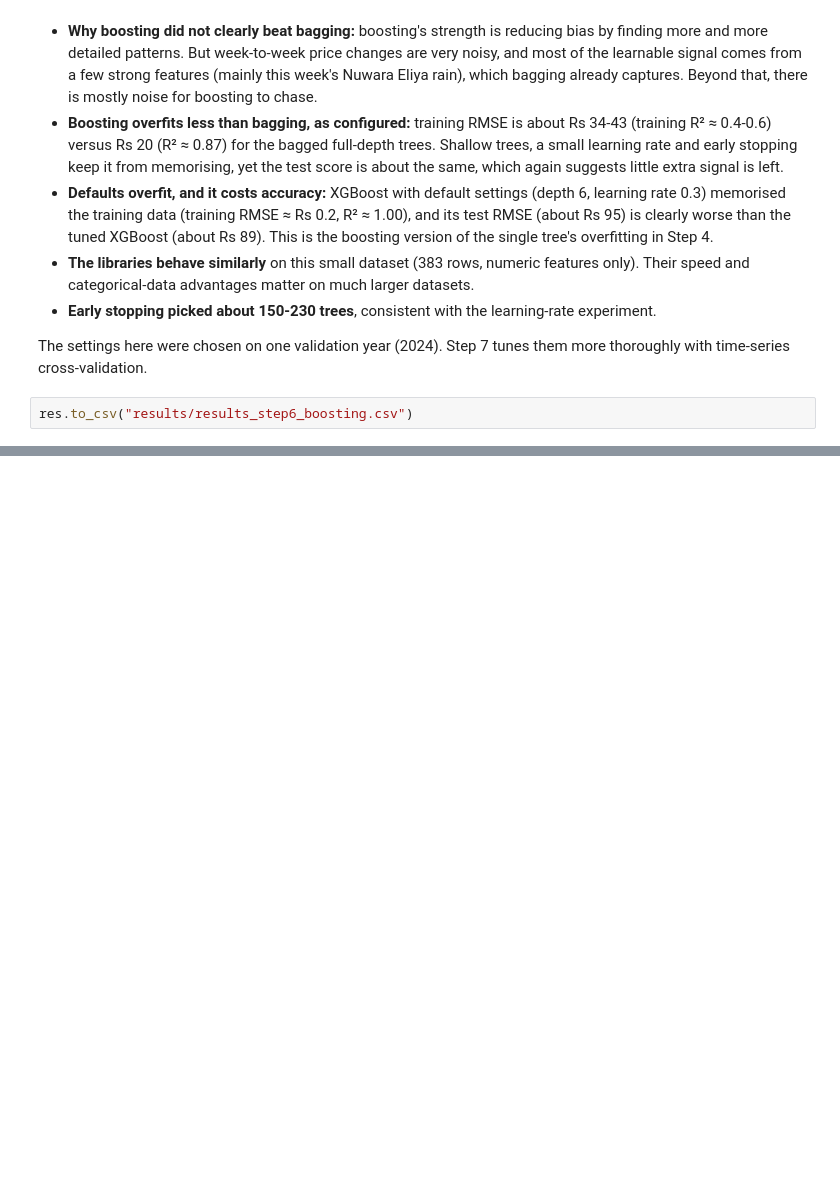
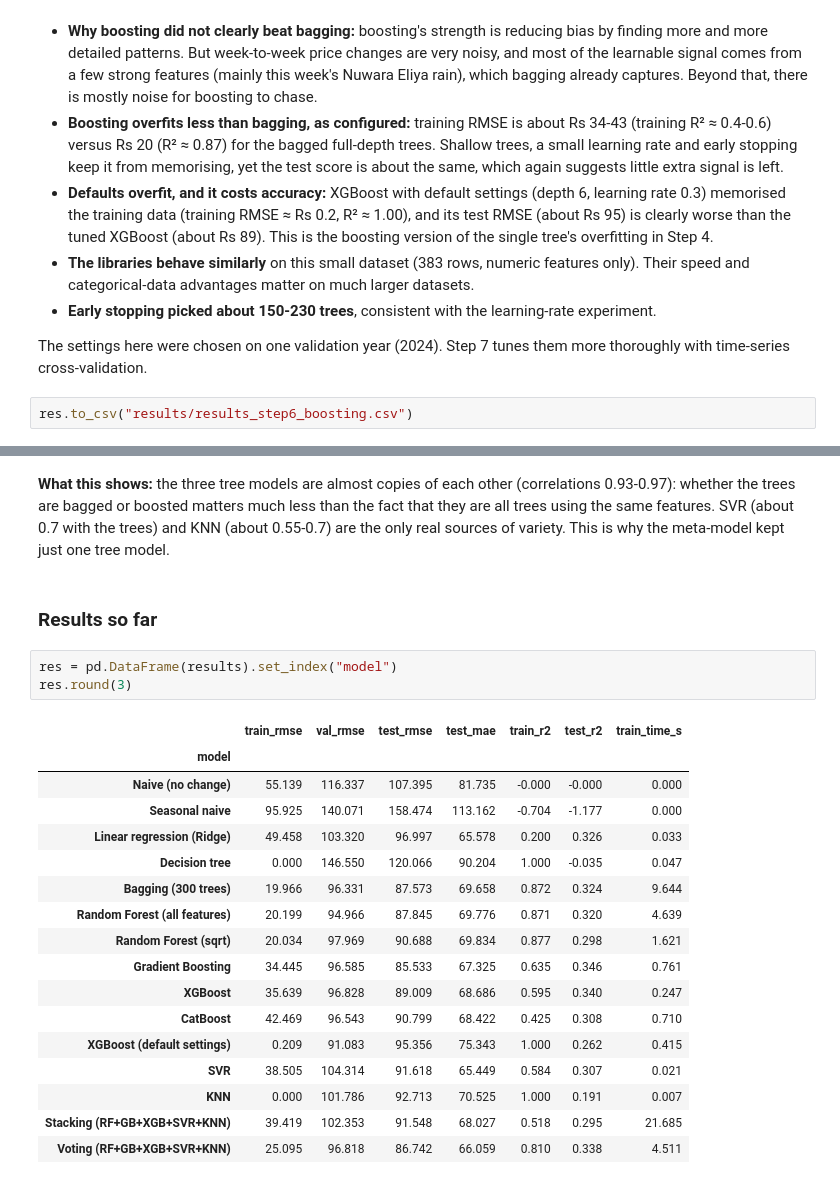
Before and after one commit to renulucshmi/pettah-beans-price-forecast, a Jupyter notebook: ensemble_assignment.ipynb, the cells around one changed output, grey strips where cells are left out. Saved outputs shown, nothing was run; the diff lists cells and outputs as text; blank space fills up the shorter version.

Commit message:
Step 7: stacking and voting with SVR and KNN, diversity check and notes

```diff
--- a/ensemble_assignment.ipynb
+++ b/ensemble_assignment.ipynb
@@ -958,0 +1085,25 @@ res.to_csv("results/results_step6_boosting.csv")
+# %% [markdown]
+**What this shows:** the three tree models are almost copies of each other (correlations 0.93-0.97): whether the trees are bagged or boosted matters much less than the fact that they are all trees using the same features. SVR (about 0.7 with the trees) and KNN (about 0.55-0.7) are the only real sources of variety. This is why the meta-model kept just one tree model.
+# %% [markdown]
+### Results so far
+# %%
+res = pd.DataFrame(results).set_index("model")
+res.round(3)
+# %% [output]
+|  | train_rmse | val_rmse | test_rmse | test_mae | train_r2 | test_r2 | train_time_s |
+| model |  |  |  |  |  |  |  |
+| Naive (no change) | 55.139 | 116.337 | 107.395 | 81.735 | -0.000 | -0.000 | 0.000 |
+| Seasonal naive | 95.925 | 140.071 | 158.474 | 113.162 | -0.704 | -1.177 | 0.000 |
+| Linear regression (Ridge) | 49.458 | 103.320 | 96.997 | 65.578 | 0.200 | 0.326 | 0.033 |
+| Decision tree | 0.000 | 146.550 | 120.066 | 90.204 | 1.000 | -0.035 | 0.047 |
+| Bagging (300 trees) | 19.966 | 96.331 | 87.573 | 69.658 | 0.872 | 0.324 | 9.644 |
+| Random Forest (all features) | 20.199 | 94.966 | 87.845 | 69.776 | 0.871 | 0.320 | 4.639 |
+| Random Forest (sqrt) | 20.034 | 97.969 | 90.688 | 69.834 | 0.877 | 0.298 | 1.621 |
+| Gradient Boosting | 34.445 | 96.585 | 85.533 | 67.325 | 0.635 | 0.346 | 0.761 |
+| XGBoost | 35.639 | 96.828 | 89.009 | 68.686 | 0.595 | 0.340 | 0.247 |
+| CatBoost | 42.469 | 96.543 | 90.799 | 68.422 | 0.425 | 0.308 | 0.710 |
+| XGBoost (default settings) | 0.209 | 91.083 | 95.356 | 75.343 | 1.000 | 0.262 | 0.415 |
+| SVR | 38.505 | 104.314 | 91.618 | 65.449 | 0.584 | 0.307 | 0.021 |
+| KNN | 0.000 | 101.786 | 92.713 | 70.525 | 1.000 | 0.191 | 0.007 |
+| Stacking (RF+GB+XGB+SVR+KNN) | 39.419 | 102.353 | 91.548 | 68.027 | 0.518 | 0.295 | 21.685 |
+| Voting (RF+GB+XGB+SVR+KNN) | 25.095 | 96.818 | 86.742 | 66.059 | 0.810 | 0.338 | 4.511 |
```
Also changed, not shown: parts of 20 cells of this notebook, 4 other files.
